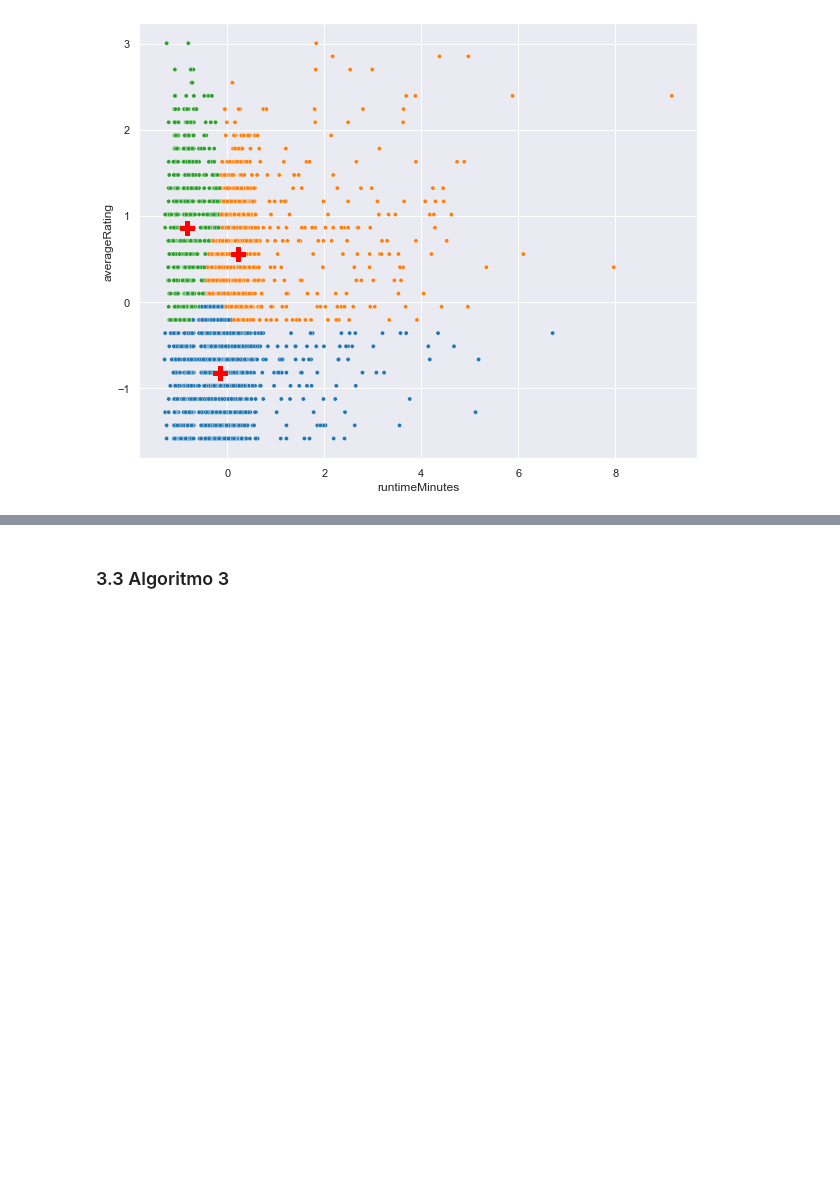
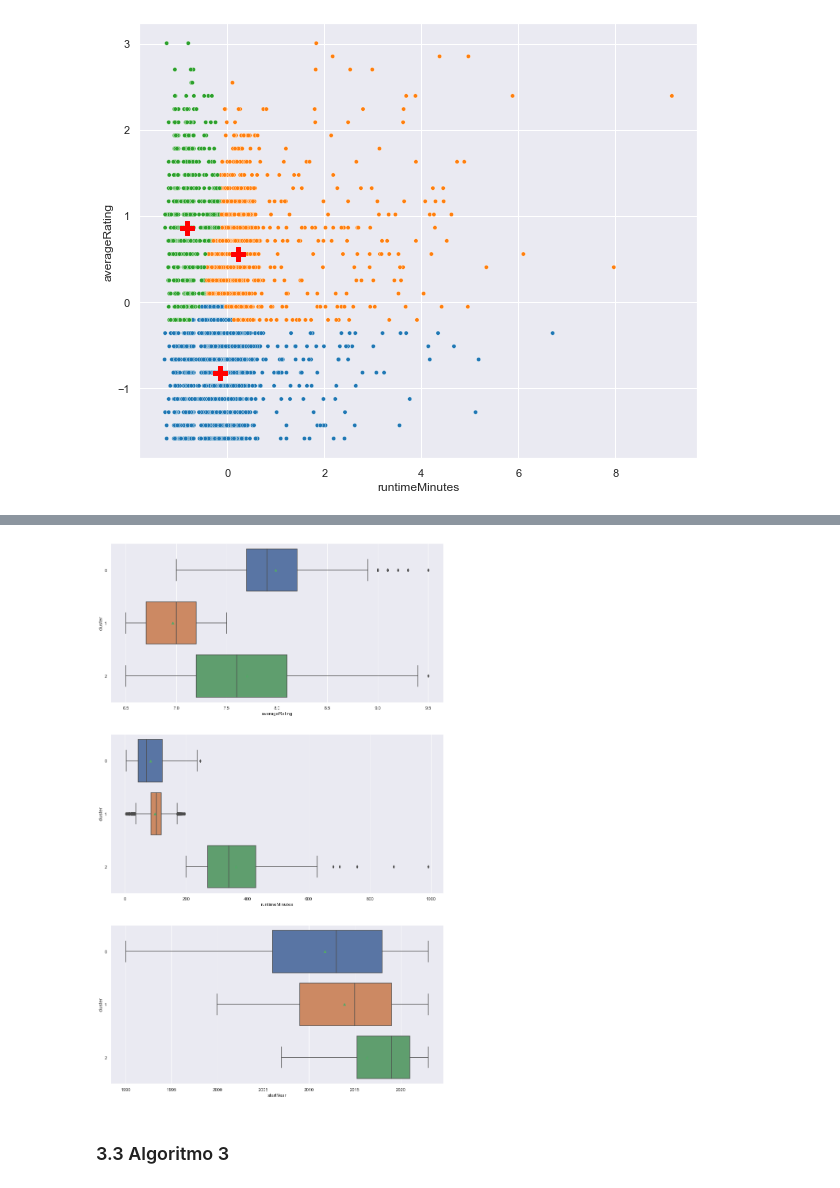
Before and after one commit to montejs3/Bi, a Jupyter notebook: LabBi/lab.ipynb, the cells around one changed output, grey strips where cells are left out. Drawn from its saved outputs; the diff is of its cells as text; code cells hidden in the pictures; blank space fills up the shorter version.

```diff
--- a/LabBi/lab.ipynb
+++ b/LabBi/lab.ipynb
@@ -545,2 +580,11 @@ plt.show()
+# %%
+fig, axes = plt.subplots(3, 1, figsize = (15, 25))
+sns.boxplot(data = df, x = 'averageRating', y = 'cluster', showmeans = True, orient = 'h', ax = axes[0])
+sns.boxplot(data = df, x = 'runtimeMinutes', y = 'cluster', showmeans = True, orient = 'h', ax = axes[1])
+sns.boxplot(data = df, x = 'startYear', y = 'cluster', showmeans = True, showfliers= False, orient = 'h', ax = axes[2])
+
+plt.show()
+# %% [output]
+[figure, added]
 # %% [markdown]
 ### 3.3 Algoritmo 3
```
Also changed, not shown: parts of 18 cells of this notebook.
